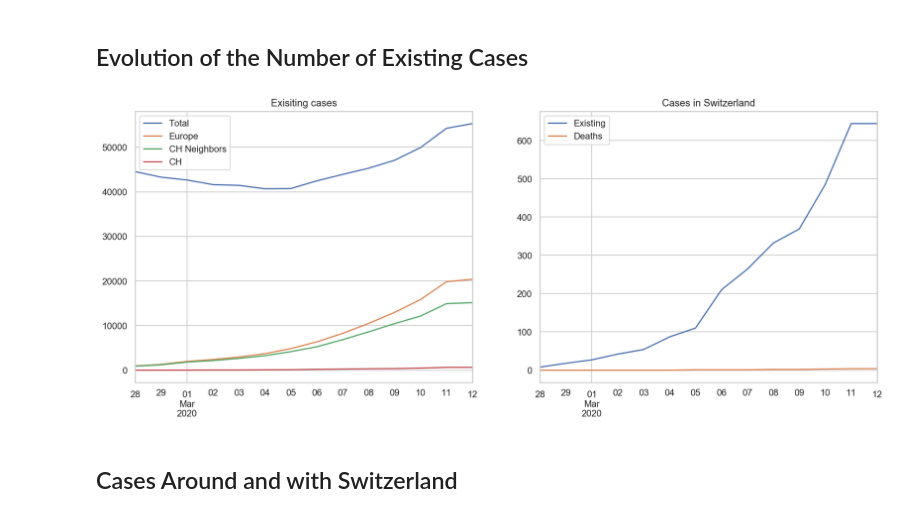
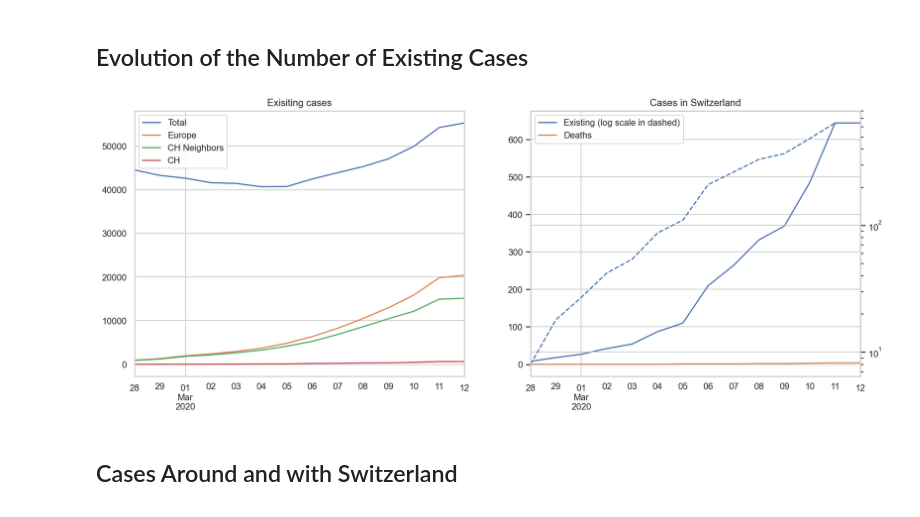
Before and after one commit to fredmontet/co-vidis, a Jupyter notebook: notebooks/co-vidis.ipynb, the cells around one changed output. Saved outputs shown, nothing was run; the diff lists cells and outputs as text; code cells hidden in the pictures.

```diff
--- a/notebooks/co-vidis.ipynb
+++ b/notebooks/co-vidis.ipynb
@@ -94,17 +94,20 @@ recovered = by_country.get("recovered")[-last_n_days:]
 # %%
 fig, (ax1, ax2) = plt.subplots(1,2)
 existing.sum(axis=1).plot(ax=ax1, figsize=(16,6), title="Exisiting cases")
 existing[EU].sum(axis=1).plot(ax=ax1)
 existing[CH_neighbors].sum(axis=1).plot(ax=ax1)
 existing[CH].sum(axis=1).plot(ax=ax1)
 
-existing[CH].sum(axis=1).plot(ax=ax2, title="Cases in Switzerland")
-deaths[CH].sum(axis=1).plot(ax=ax2)
+
+ax2 = existing[CH].sum(axis=1).plot(ax=ax2, title="Cases in Switzerland", legend="Existing")
+ax2 = deaths[CH].sum(axis=1).plot(ax=ax2)
+ax3 = ax2.twinx()
+ax3 = existing[CH].sum(axis=1).plot(ax=ax3, logy=True, style="--")
 
 ax1.legend(["Total", "Europe", "CH Neighbors", "CH"]);
-ax2.legend(["Existing", "Deaths"]);
+ax2.legend(["Existing (log scale in dashed)", "Deaths"]);
 # %% [output]
-[figure, old version]
+[figure, new version]
 # %% [markdown]
 ## Cases Around and with Switzerland
 # %%
```
Also changed, not shown: parts of 2 cells of this notebook.
